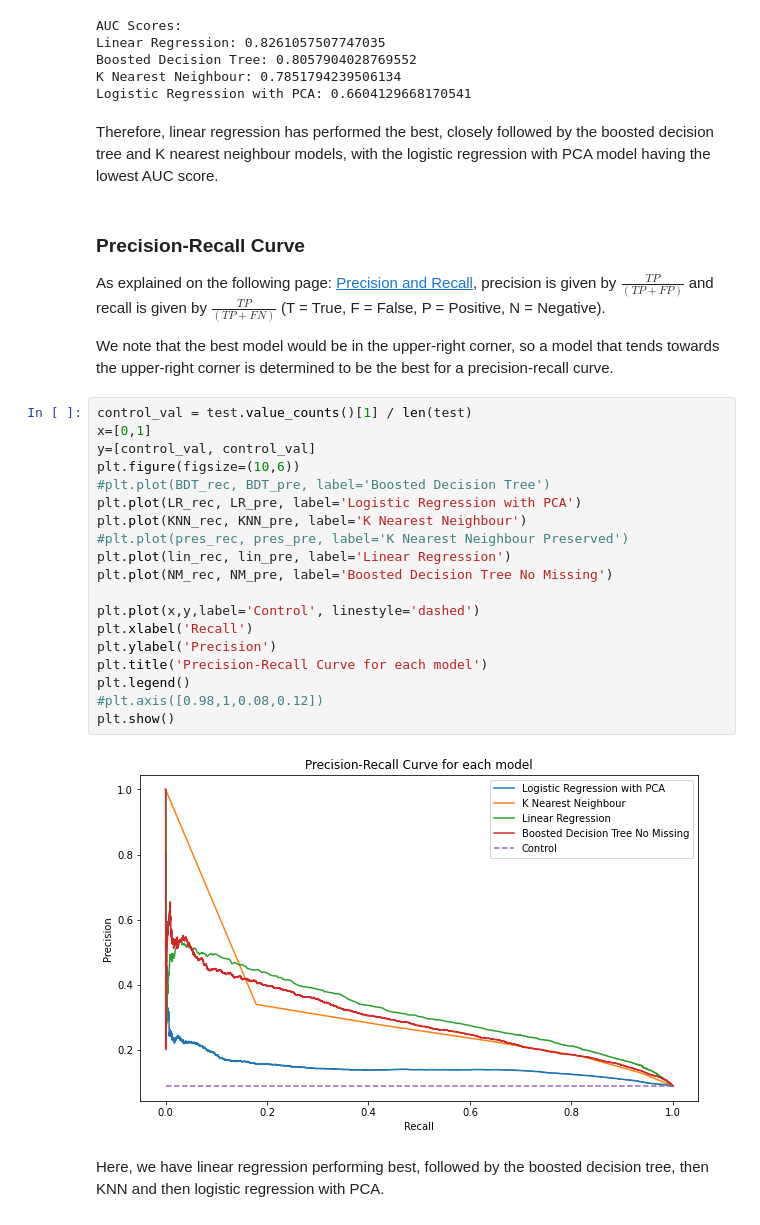
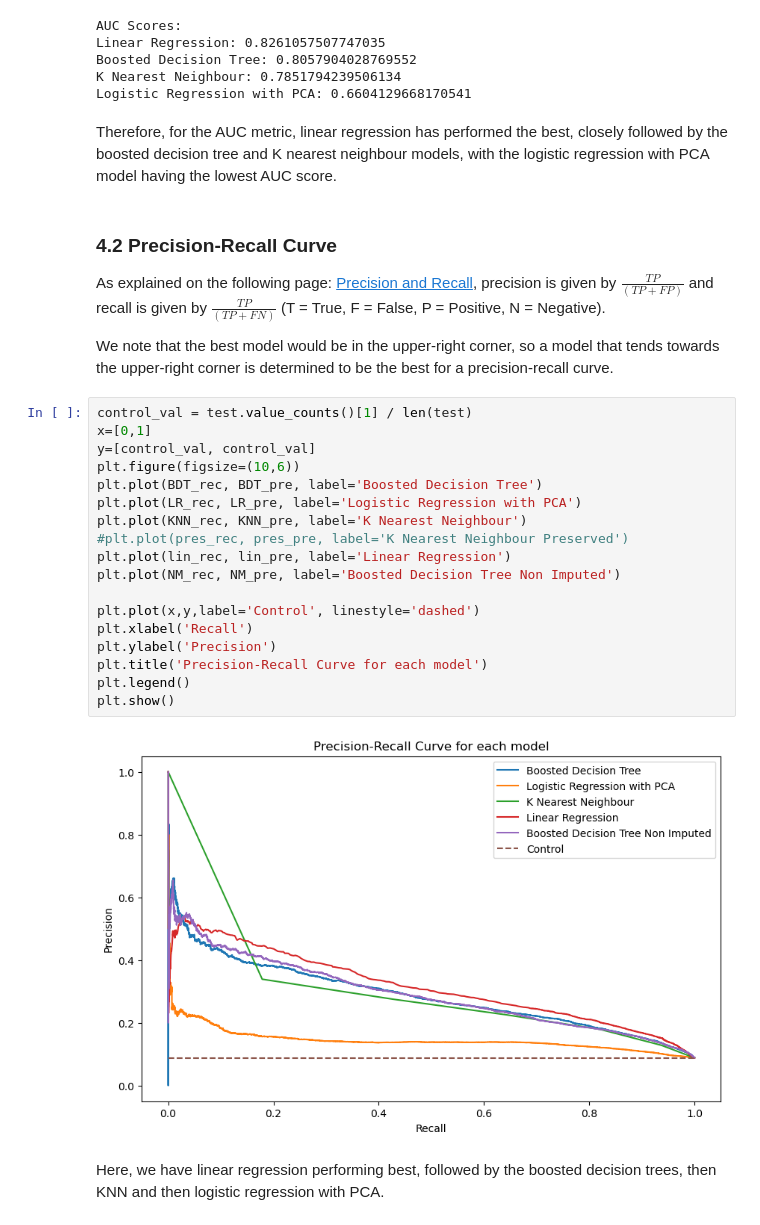
Before and after one commit to erinp0/DST-Assessment-1, a Jupyter notebook: Report/08-ModelComparison.ipynb, the cells around one changed output. Drawn from its saved outputs; the diff is of its cells as text.

```diff
--- a/Report/08-ModelComparison.ipynb
+++ b/Report/08-ModelComparison.ipynb
@@ -232,9 +260,9 @@ Boosted Decision Tree: 0.8057904028769552
 K Nearest Neighbour: 0.7851794239506134
 Logistic Regression with PCA: 0.6604129668170541
 # %% [markdown]
-Therefore, linear regression has performed the best, closely followed by the boosted decision tree and K nearest neighbour models, with the logistic regression with PCA model having the lowest AUC score.
+Therefore, for the AUC metric, linear regression has performed the best, closely followed by the boosted decision tree and K nearest neighbour models, with the logistic regression with PCA model having the lowest AUC score.
 # %% [markdown]
-### Precision-Recall Curve
+### 4.2 Precision-Recall Curve
 
 As explained on the following page: [Precision and Recall](https://towardsdatascience.com/precision-and-recall-88a3776c8007), precision is given by $\frac{TP}{(TP+FP)}$ and recall is given by $\frac{TP}{(TP+FN)}$ (T = True, F = False, P = Positive, N = Negative).
 
@@ -242,23 +270,22 @@ We note that the best model would be in the upper-right corner, so a model that
 # %%
 control_val = test.value_counts()[1] / len(test)
 x=[0,1]
 y=[control_val, control_val]
 plt.figure(figsize=(10,6))
-#plt.plot(BDT_rec, BDT_pre, label='Boosted Decision Tree')
+plt.plot(BDT_rec, BDT_pre, label='Boosted Decision Tree')
 plt.plot(LR_rec, LR_pre, label='Logistic Regression with PCA')
 plt.plot(KNN_rec, KNN_pre, label='K Nearest Neighbour')
 #plt.plot(pres_rec, pres_pre, label='K Nearest Neighbour Preserved')
 plt.plot(lin_rec, lin_pre, label='Linear Regression')
-plt.plot(NM_rec, NM_pre, label='Boosted Decision Tree No Missing')
+plt.plot(NM_rec, NM_pre, label='Boosted Decision Tree Non Imputed')
 
 plt.plot(x,y,label='Control', linestyle='dashed')
 plt.xlabel('Recall')
 plt.ylabel('Precision')
 plt.title('Precision-Recall Curve for each model')
 plt.legend()
-#plt.axis([0.98,1,0.08,0.12])
 plt.show()
 # %% [output]
-[figure, old version]
+[figure, new version]
 # %% [markdown]
-Here, we have linear regression performing best, followed by the boosted decision tree, then KNN and then logistic regression with PCA.
+Here, we have linear regression performing best, followed by the boosted decision trees, then KNN and then logistic regression with PCA.
```
Also changed, not shown: parts of 38 cells of this notebook.
